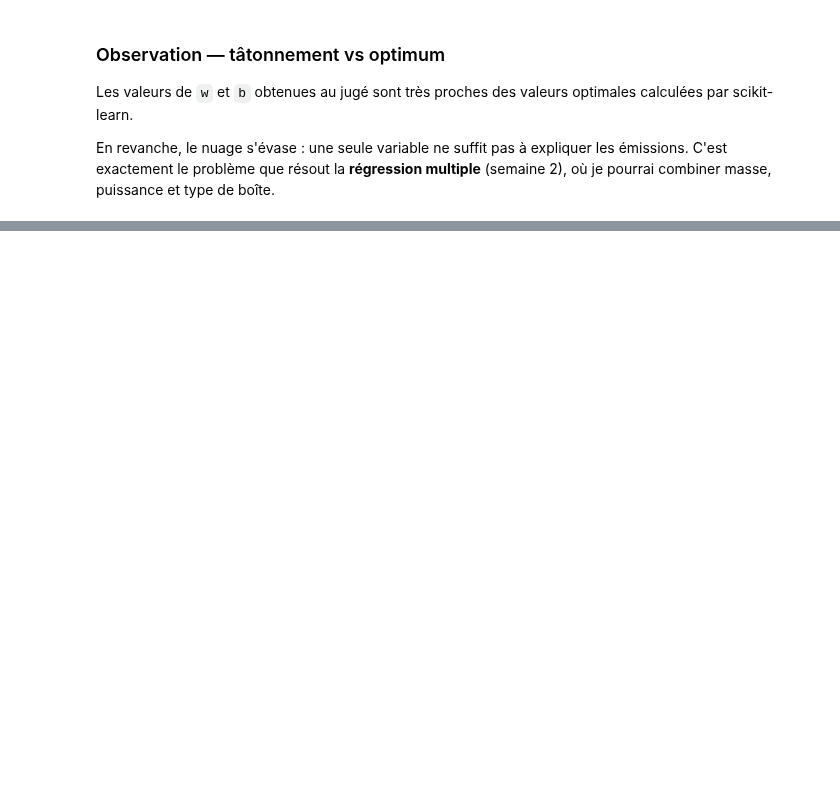
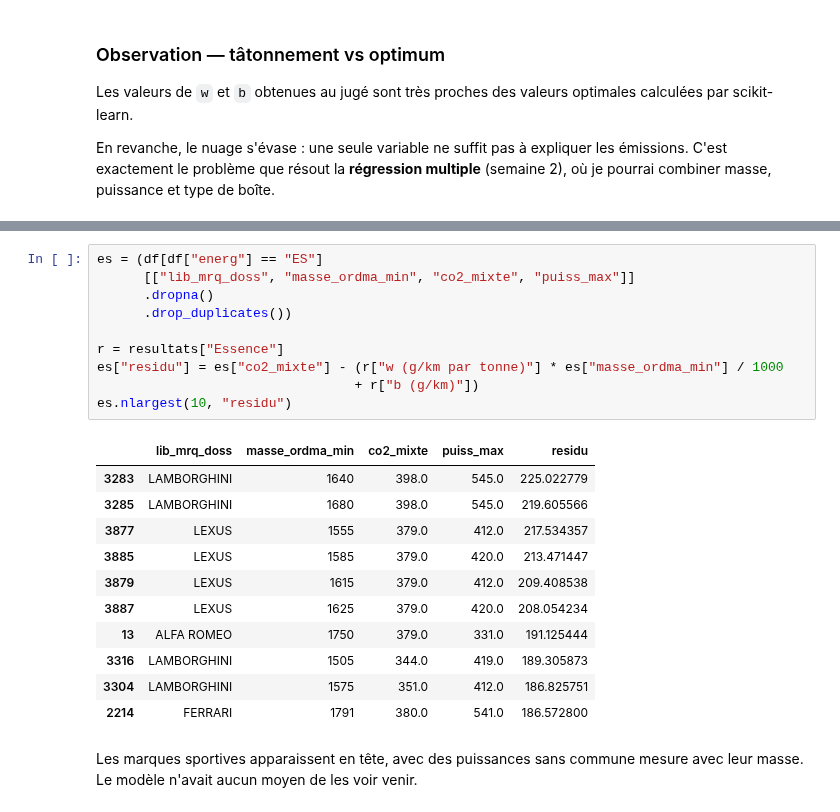
Before and after one commit to aissatougueye06/ml-co2-prediction, a Jupyter notebook: 01-regression-simple.ipynb, the cells around one changed output, grey strips where cells are left out. Cells and saved outputs as stored; diff of their text form; blank space fills up the shorter version.

```diff
--- a/01-regression-simple.ipynb
+++ b/01-regression-simple.ipynb
@@ -148,0 +176,24 @@ Les erreurs s'évasent vers la droite au lieu de rester constantes : le modèle
+# %%
+es = (df[df["energ"] == "ES"]
+      [["lib_mrq_doss", "masse_ordma_min", "co2_mixte", "puiss_max"]]
+      .dropna()
+      .drop_duplicates())
+
+r = resultats["Essence"]
+es["residu"] = es["co2_mixte"] - (r["w (g/km par tonne)"] * es["masse_ordma_min"] / 1000
+                                 + r["b (g/km)"])
+es.nlargest(10, "residu")
+# %% [output]
+|  | lib_mrq_doss | masse_ordma_min | co2_mixte | puiss_max | residu |
+| 3283 | LAMBORGHINI | 1640 | 398.0 | 545.0 | 225.022779 |
+| 3285 | LAMBORGHINI | 1680 | 398.0 | 545.0 | 219.605566 |
+| 3877 | LEXUS | 1555 | 379.0 | 412.0 | 217.534357 |
+| 3885 | LEXUS | 1585 | 379.0 | 420.0 | 213.471447 |
+| 3879 | LEXUS | 1615 | 379.0 | 412.0 | 209.408538 |
+| 3887 | LEXUS | 1625 | 379.0 | 420.0 | 208.054234 |
+| 13 | ALFA ROMEO | 1750 | 379.0 | 331.0 | 191.125444 |
+| 3316 | LAMBORGHINI | 1505 | 344.0 | 419.0 | 189.305873 |
+| 3304 | LAMBORGHINI | 1575 | 351.0 | 412.0 | 186.825751 |
+| 2214 | FERRARI | 1791 | 380.0 | 541.0 | 186.572800 |
+# %% [markdown]
+Les marques sportives apparaissent en tête, avec des puissances sans commune mesure avec leur masse. Le modèle n'avait aucun moyen de les voir venir.
```
Also changed, not shown: parts of 32 cells of this notebook, 2 other files.
